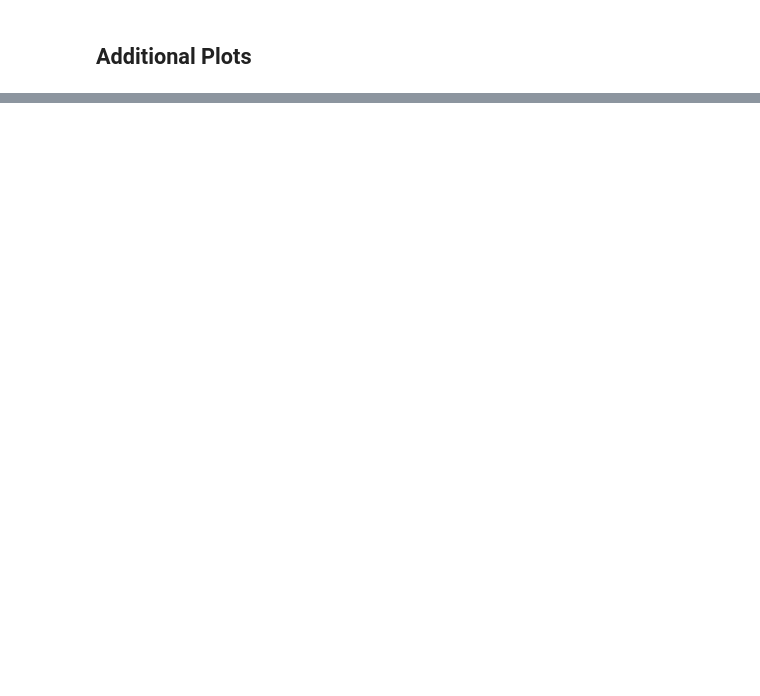
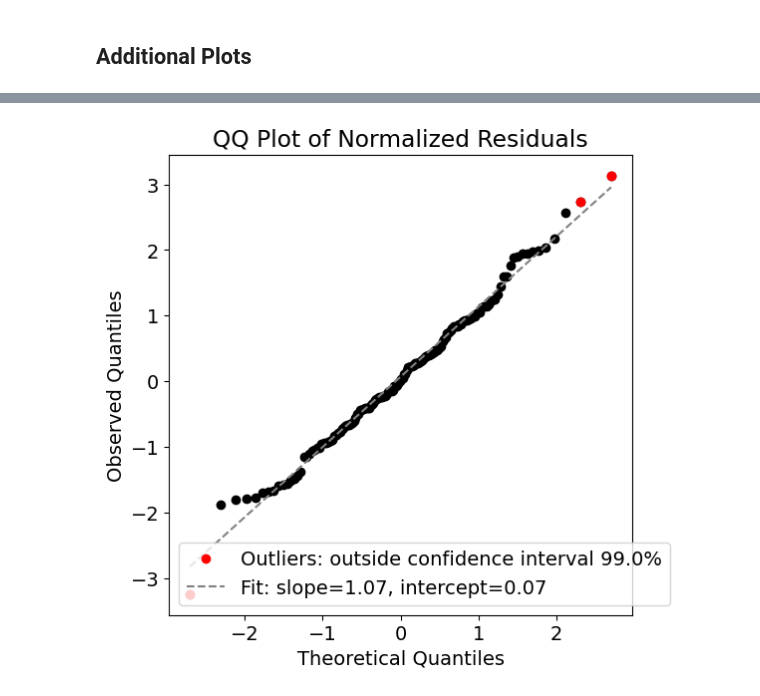
Before and after one commit to filofiocchi02/fyp, a Jupyter notebook: plots.ipynb, the cells around one changed output, grey strips where cells are left out. Saved outputs shown, nothing was run; the diff lists cells and outputs as text; code cells hidden in the pictures; blank space fills up the shorter version.

```diff
--- a/plots.ipynb
+++ b/plots.ipynb
@@ -447 +313,3 @@ X_live, y_live = df_live[features].to_numpy(), df_live[output_feature].to_numpy(
+# %%
+X_live, y_live = get_live_data(df, start_index=-144)
 # %%
@@ -519,0 +379,10 @@ FileNotFoundError: [Errno 2] Unable to synchronously open file (unable to open f
+# %%
+y_live_pred = np.array(model_finetune(X_live).mean()).ravel()
+
+y_live_stddevs = np.array(model_finetune(X_live).stddev()).ravel()
+
+save_preds(None, y_live_pred, y_live_stddevs)
+
+evaluate_and_save_metrics(None,
+    y_live, y_live, y_live_pred, y_live_pred,
+    y_live_stddevs, y_live_stddevs, 0.99)
@@ -519,0 +436,54 @@ FileNotFoundError: [Errno 2] Unable to synchronously open file (unable to open f
+# %%
+import numpy as np
+import matplotlib.pyplot as plt
+from scipy import stats
+
+def customized_qq_plot(normalized_residuals, ci=0.99):
+    """
+    Generates a QQ plot of normalized residuals with specific points marked in a different color.
+
+    Parameters:
+    - normalized_residuals: Array of normalized residuals.
+    - out_of_confidence_indices: Indices of residuals to be highlighted in a different color.
+    """
+    fig = plt.figure(figsize=(6,6))
+    ax = fig.add_subplot(111)
+
+    z_value = stats.norm.ppf((1 + ci) / 2)
+
+    # Calculate theoretical quantiles and observed quantiles
+    theoretical_quantiles = stats.norm.ppf(np.linspace(0.5/len(normalized_residuals), 1-0.5/len(normalized_residuals), len(normalized_residuals)))
+    observed_quantiles = np.sort(normalized_residuals)
+    lower_bound = 0 - z_value
+    upper_bound = 0 + z_value
+    out_of_confidence_indices = np.where(~np.logical_and(observed_quantiles >= lower_bound, observed_quantiles <= upper_bound))[0]
+
+    # Plot all points
+    ax.plot(theoretical_quantiles, observed_quantiles, 'o', color='black')
+
+    # Highlight specific points in a different color
+    ax.plot(theoretical_quantiles[out_of_confidence_indices], observed_quantiles[out_of_confidence_indices], 'o', color='red', label=f'Outliers: outside confidence interval {ci*100:.1f}%')
+
+    # Plot the line of best fit
+    slope, intercept, r_value, p_value, std_err = stats.linregress(theoretical_quantiles, observed_quantiles)
+    line = slope * theoretical_quantiles + intercept
+    ax.plot(theoretical_quantiles, line, color='gray', linestyle='--', label=f'Fit: slope={slope:.2f}, intercept={intercept:.2f}')
+
+
+    ax.set_title('QQ Plot of Normalized Residuals')
+    ax.set_xlabel('Theoretical Quantiles')
+    ax.set_ylabel('Observed Quantiles')
+    plt.legend()
+    plt.show()
+
+# Example usage
+true_values = y_live
+predictions = y_live_pred
+predicted_std = y_live_stddevs
+
+normalized_residuals = (true_values - predictions) / predicted_std
+out_of_confidence_indices = [20, 40, 60]  # Example indices of points to highlight, for demonstration
+
+customized_qq_plot(normalized_residuals)
+# %% [output]
+[figure, added]
```
Also changed, not shown: parts of 16 cells of this notebook, 21 other files.
